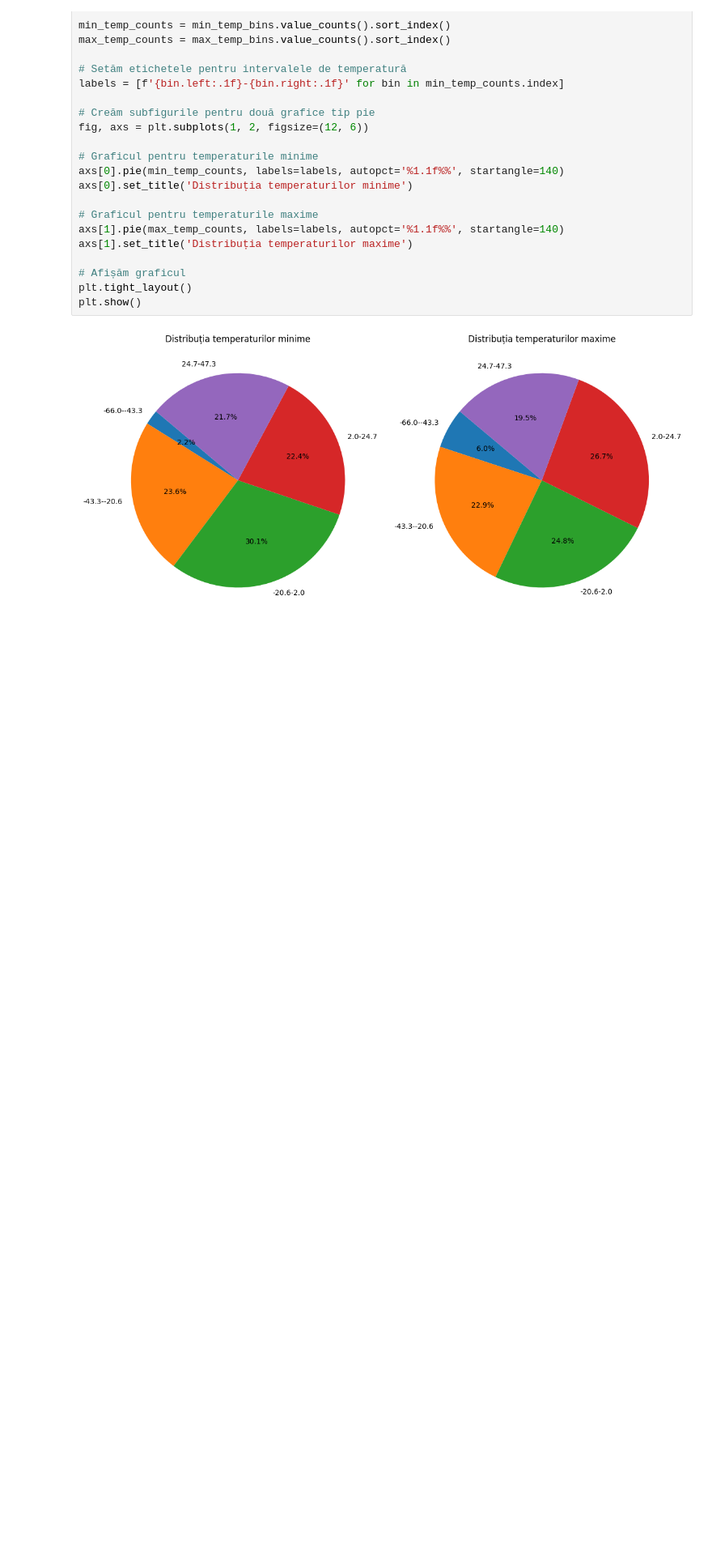
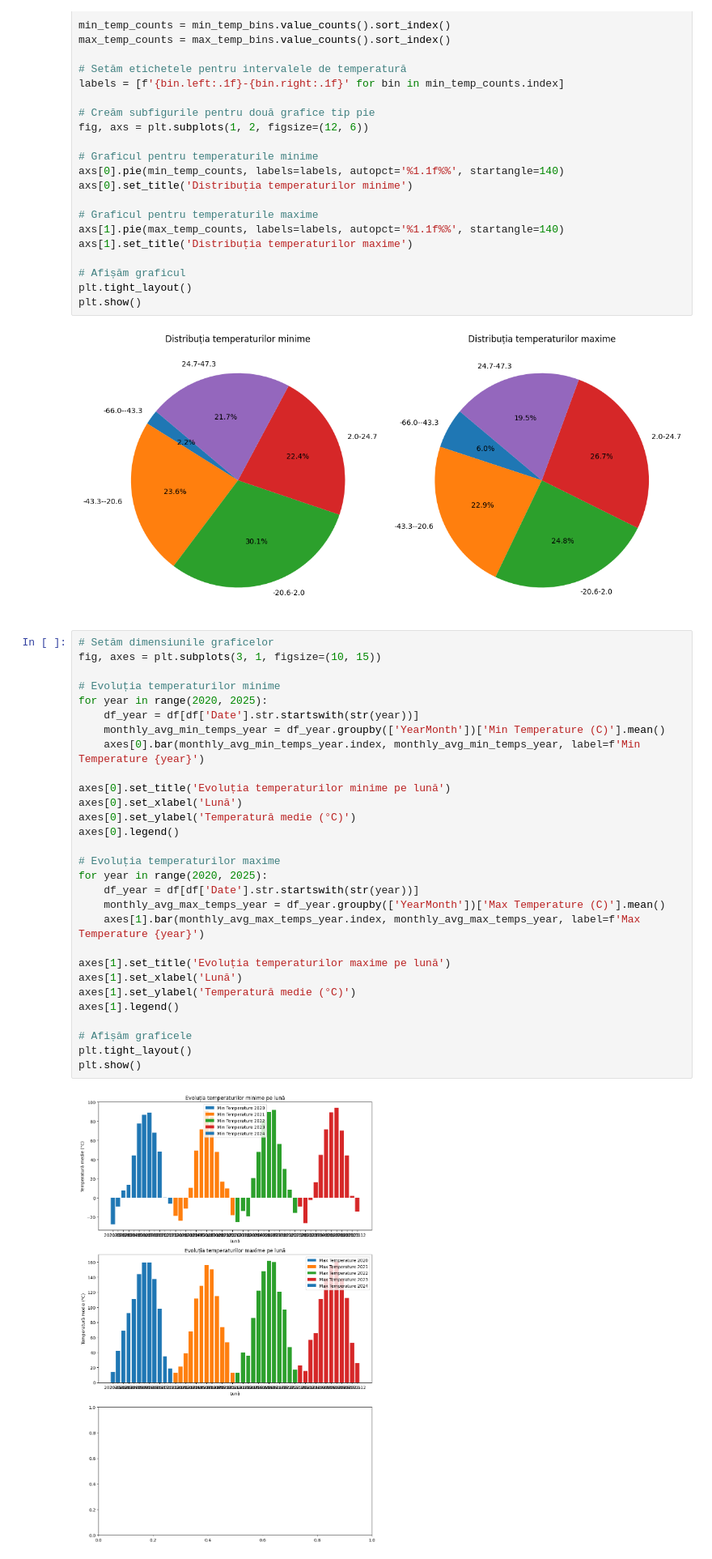
Before and after one commit to IonutCiprian/BDA, a Jupyter notebook: National_Centers_for_Environmental_Information.ipynb, the cells around one changed output. Shown at 81% size. Drawn from its saved outputs; the diff is of its cells as text; blank space fills up the shorter version.

```diff
--- a/National_Centers_for_Environmental_Information.ipynb
+++ b/National_Centers_for_Environmental_Information.ipynb
@@ -336,3 +441,34 @@ plt.tight_layout()
 plt.show()
 # %% [output]
 [figure]
+# %%
+# Setăm dimensiunile graficelor
+fig, axes = plt.subplots(3, 1, figsize=(10, 15))
+
+# Evoluția temperaturilor minime
+for year in range(2020, 2025):
+    df_year = df[df['Date'].str.startswith(str(year))]
+    monthly_avg_min_temps_year = df_year.groupby(['YearMonth'])['Min Temperature (C)'].mean()
+    axes[0].bar(monthly_avg_min_temps_year.index, monthly_avg_min_temps_year, label=f'Min Temperature {year}')
+
+axes[0].set_title('Evoluția temperaturilor minime pe lună')
+axes[0].set_xlabel('Lună')
+axes[0].set_ylabel('Temperatură medie (°C)')
+axes[0].legend()
+
+# Evoluția temperaturilor maxime
+for year in range(2020, 2025):
+    df_year = df[df['Date'].str.startswith(str(year))]
+    monthly_avg_max_temps_year = df_year.groupby(['YearMonth'])['Max Temperature (C)'].mean()
+    axes[1].bar(monthly_avg_max_temps_year.index, monthly_avg_max_temps_year, label=f'Max Temperature {year}')
+
+axes[1].set_title('Evoluția temperaturilor maxime pe lună')
+axes[1].set_xlabel('Lună')
+axes[1].set_ylabel('Temperatură medie (°C)')
+axes[1].legend()
+
+# Afișăm graficele
+plt.tight_layout()
+plt.show()
+# %% [output]
+[figure, added]
```
Also changed, not shown: parts of 3 cells of this notebook.
